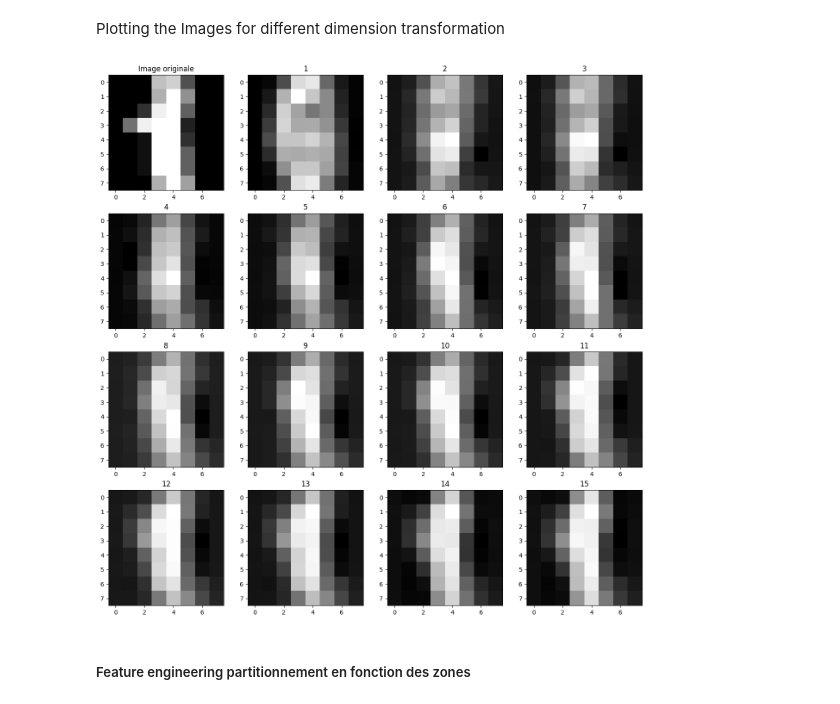
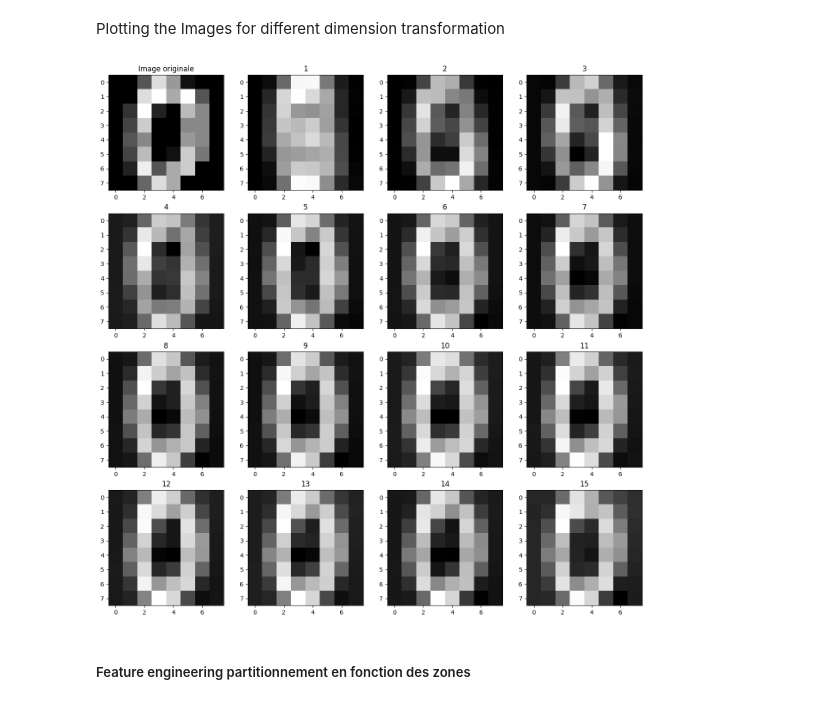
Before and after one commit to bogwee/intro_ml_2025, a Jupyter notebook: src/lucah/ml_code_lucah.ipynb, the cells around one changed output. Saved outputs shown, nothing was run; the diff lists cells and outputs as text; code cells hidden in the pictures.

```diff
--- a/src/lucah/ml_code_lucah.ipynb
+++ b/src/lucah/ml_code_lucah.ipynb
@@ -189,19 +189,19 @@ Plotting the Images for different dimension transformation
 # %%
 plt.figure(figsize=(16,16))
 plt.subplot(4,4,1)
-plt.imshow(X[1].reshape(8,8), cmap='gray')
+plt.imshow(X[0].reshape(8,8), cmap='gray')
 plt.title("Image originale")
 
 for j in range(1,16):
     plt.subplot(4,4,j+1)
     pca = PCA(n_components=j)
     X_pca = pca.fit_transform(X_scaled)
     X_inv = pca.inverse_transform(X_pca)
-    plt.imshow(X_inv[1].reshape(8,8),cmap='gray')
+    plt.imshow(X_inv[0].reshape(8,8),cmap='gray')
     plt.title(j)
 plt.show()
 # %% [output]
-[figure, old version]
+[figure, new version]
 # %% [markdown]
 ##### Feature engineering partitionnement en fonction des zones
 # %%
```
Also changed, not shown: parts of 2 cells of this notebook, 4 other files.
